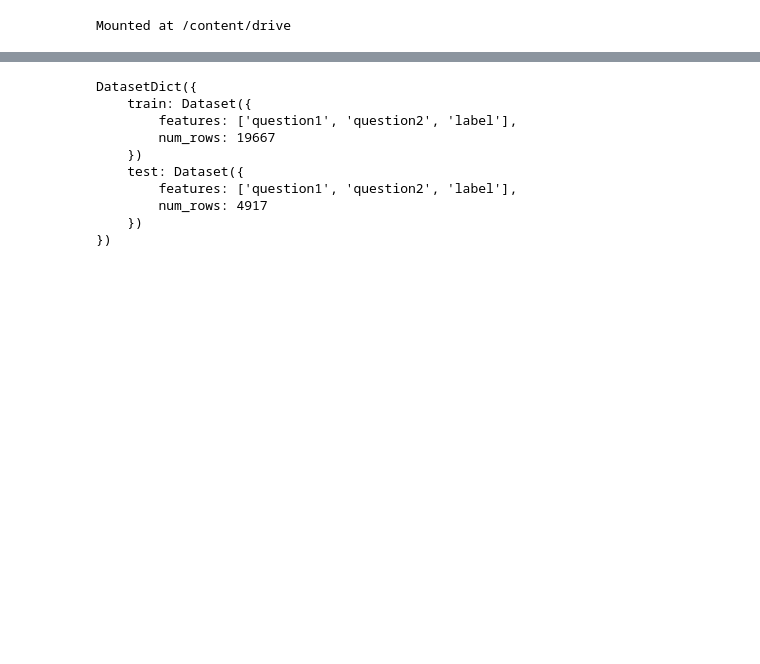
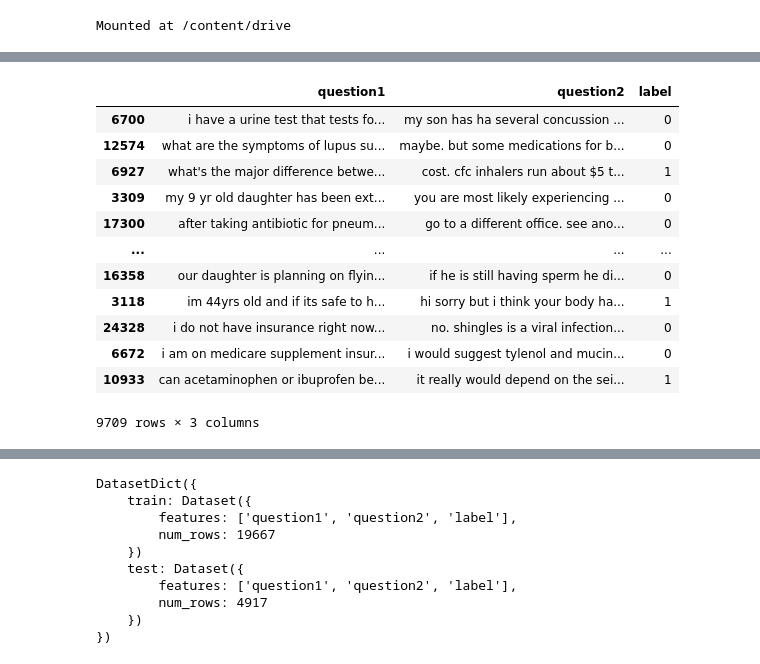
Before and after one commit to Naveen-1001/Effective-Transfer-Learning-for-Identifying-Similar-Questions, a Jupyter notebook: IT350_Siamese_BERT_Final.ipynb, the cells around one changed output, grey strips where cells are left out. Drawn from its saved outputs; the diff is of its cells as text; code cells hidden in the pictures; blank space fills up the shorter version.

```diff
--- a/IT350_Siamese_BERT_Final_ST.ipynb
+++ b/IT350_Siamese_BERT_Final.ipynb
@@ -87,3 +87,19 @@ max:- 72.0
+# %%
+df
+# %% [output]
+|  | question1 | question2 | label |
+| 6700 | i have a urine test that tests fo... | my son has ha several concussion ... | 0 |
+| 12574 | what are the symptoms of lupus su... | maybe. but some medications for b... | 0 |
+| 6927 | what's the major difference betwe... | cost. cfc inhalers run about $5 t... | 1 |
+| 3309 | my 9 yr old daughter has been ext... | you are most likely experiencing ... | 0 |
+| 17300 | after taking antibiotic for pneum... | go to a different office. see ano... | 0 |
+| ... | ... | ... | ... |
+| 16358 | our daughter is planning on flyin... | if he is still having sperm he di... | 0 |
+| 3118 | im 44yrs old and if its safe to h... | hi sorry but i think your body ha... | 1 |
+| 24328 | i do not have insurance right now... | no. shingles is a viral infection... | 0 |
+| 6672 | i am on medicare supplement insur... | i would suggest tylenol and mucin... | 0 |
+| 10933 | can acetaminophen or ibuprofen be... | it really would depend on the sei... | 1 |
+9709 rows × 3 columns
 # %%
 from sklearn.model_selection import train_test_split
 train, test = train_test_split(df, test_size=0.20)
```
Also changed, not shown: parts of 17 cells of this notebook, 4 other files.
